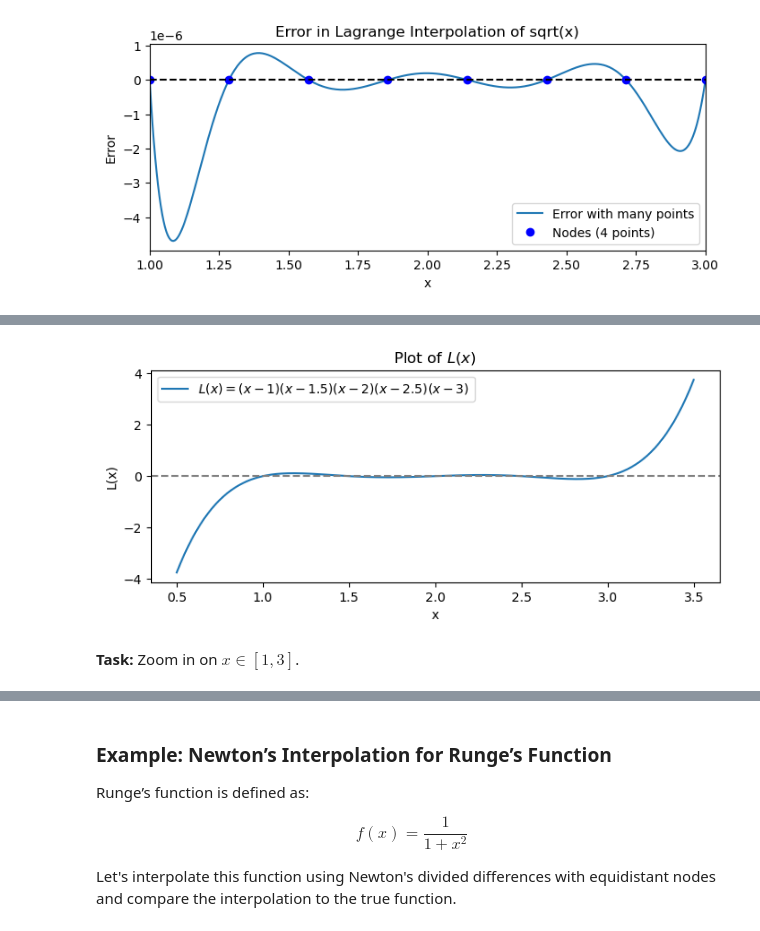
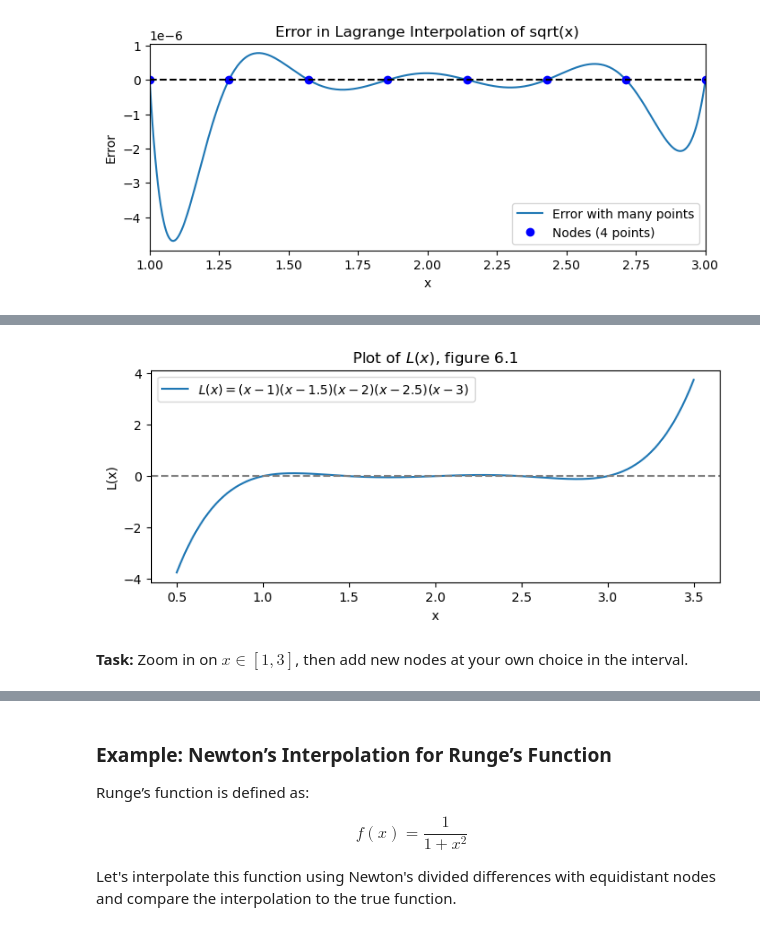
Before and after one commit to galendal/MAT160, a Jupyter notebook: interpolation.ipynb, the cells around one changed output, grey strips where cells are left out. Drawn from its saved outputs; the diff is of its cells as text; code cells hidden in the pictures.

```diff
--- a/interpolation.ipynb
+++ b/interpolation.ipynb
@@ -410,15 +420,15 @@ The nodes for this interpolation are $x = 1,\, 1.5,\, 2,\, 2.5,\, 3$. These are
 # %%
 L = lambda x: (x - 1) * (x - 1.5) * (x - 2) * (x - 2.5) * (x - 3)
 x_L = np.linspace(0.5, 3.5, 400) # Try (1,3) and (0,4)
 plt.figure(figsize=(8, 3))
 plt.plot(x_L, L(x_L), label=r'$L(x)=(x-1)(x-1.5)(x-2)(x-2.5)(x-3)$')
 plt.xlabel('x')
 plt.ylabel('L(x)')
-plt.title('Plot of $L(x)$')
+plt.title('Plot of $L(x)$, figure 6.1')
 plt.axhline(0, color='gray', linestyle='--')
 plt.legend()
 plt.show()
 # %% [output]
-[figure, old version]
+[figure, new version]
 # %% [markdown]
-**Task:** Zoom in on $x\in [1,3]$.
+**Task:** Zoom in on $x\in [1,3]$, then add new nodes at your own choice in the interval.
```
Also changed, not shown: parts of 30 cells of this notebook, 2 other files.
